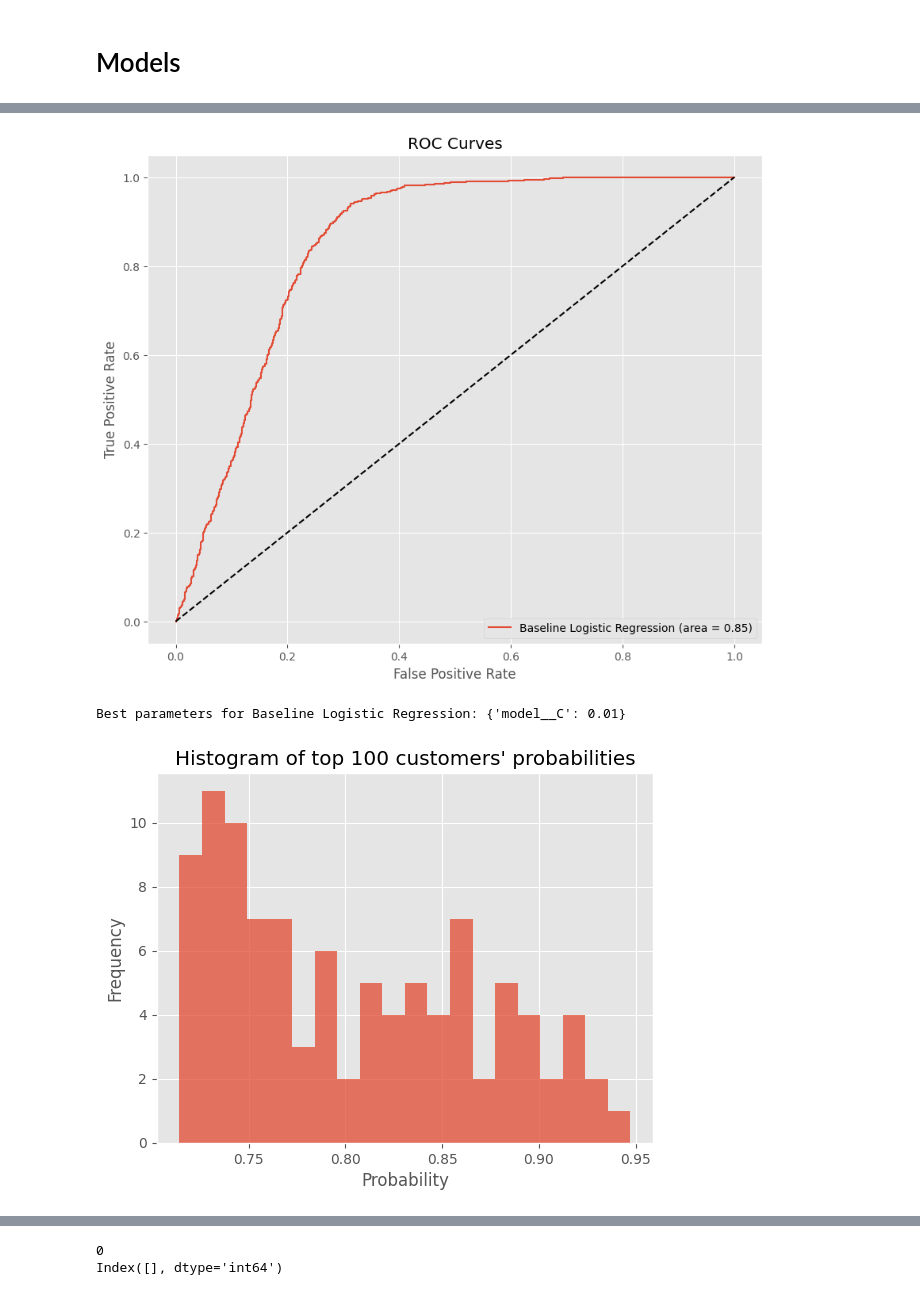
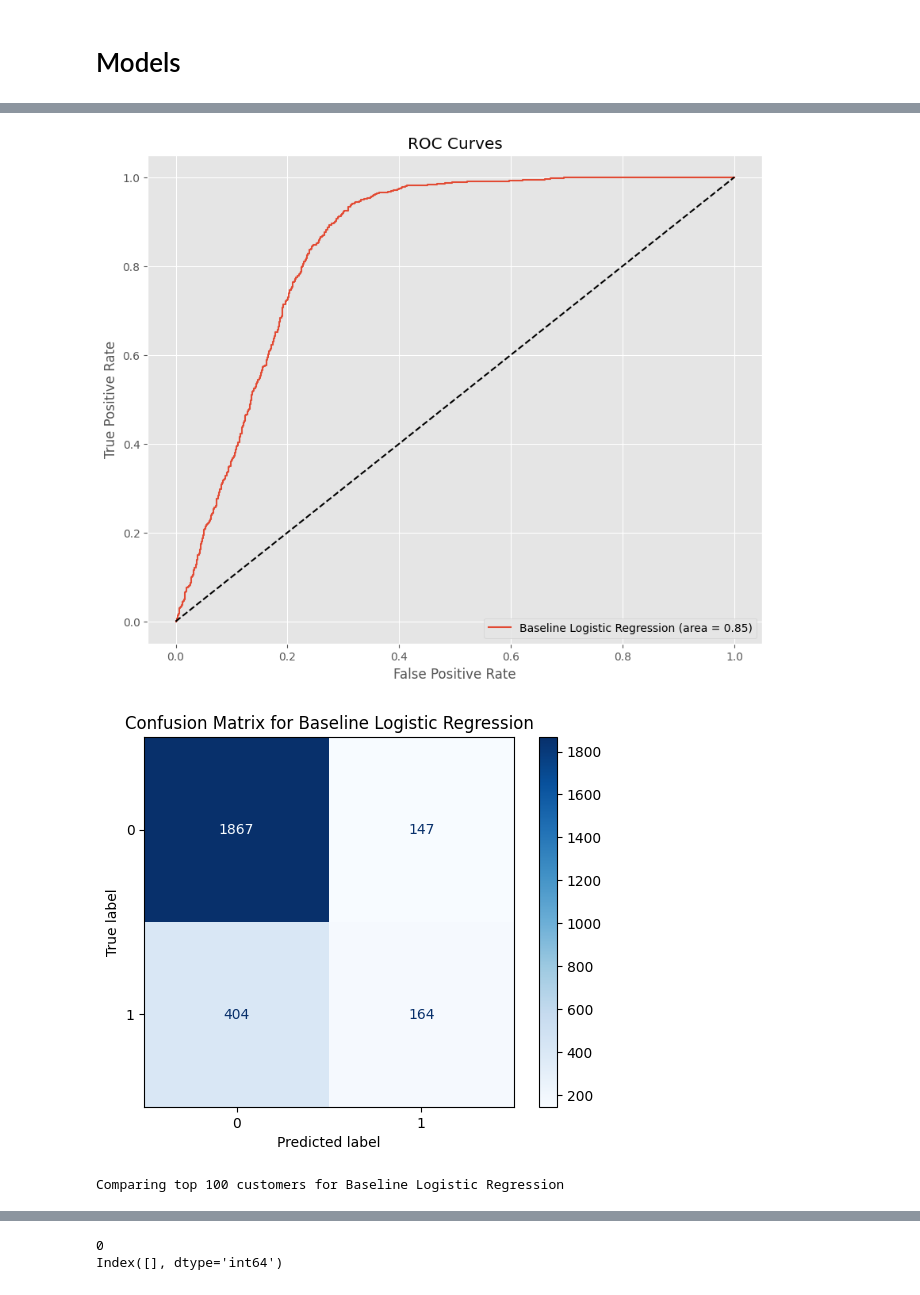
Before and after one commit to etiiiR/fhnw_aml, a Jupyter notebook: AML_MC.ipynb, the cells around one changed output, grey strips where cells are left out. Drawn from its saved outputs; the diff is of its cells as text; code cells hidden in the pictures.

```diff
--- a/AML_MC.ipynb
+++ b/AML_MC.ipynb
@@ -1890,6 +1926,6 @@ evaluator_baseline = ModelEvaluator(
 )
 evaluator_baseline.evaluate_models()
 evaluator_baseline.plot_roc_curves()
-evaluator_baseline.optimize_model("Baseline Logistic Regression")
+evaluator_baseline.plot_confusion_matrices()
 evaluator_baseline.compare_top_n_customers("Baseline Logistic Regression", n=100)
 # %% [output]
@@ -1903,3 +1941,3 @@ Baseline Logistic Regression: MCC = 0.27
 [figure]
+[figure, new version]
-Best parameters for Baseline Logistic Regression: {'model__C': 0.01}
+Comparing top 100 customers for Baseline Logistic Regression
-[figure, old version]
```
Also changed, not shown: parts of 19 cells of this notebook, 22 other files.
